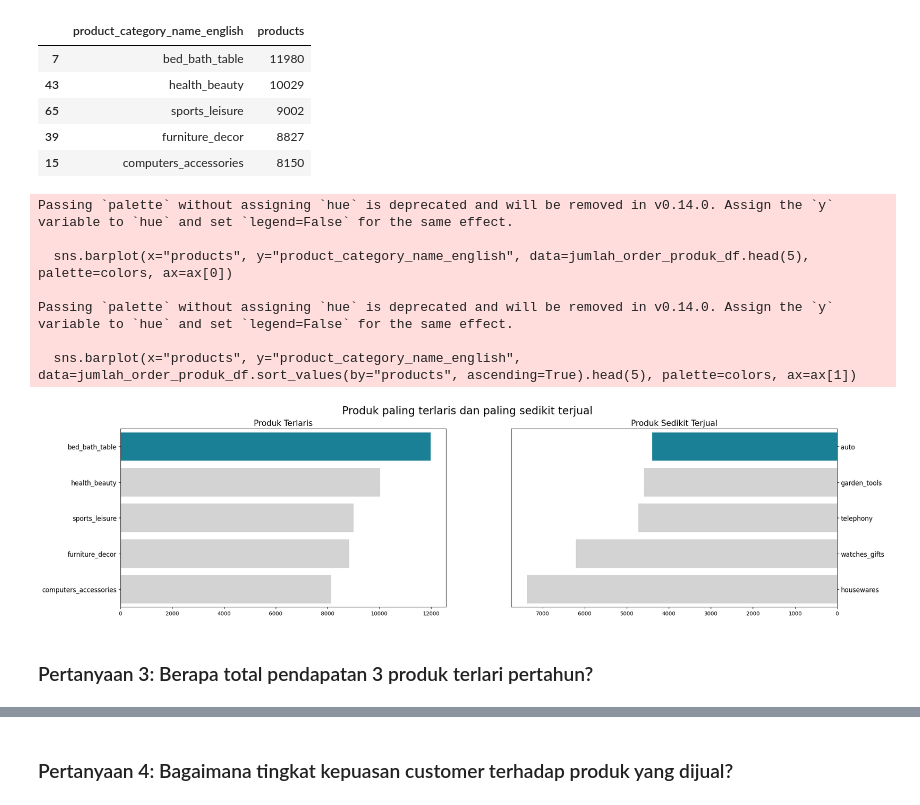
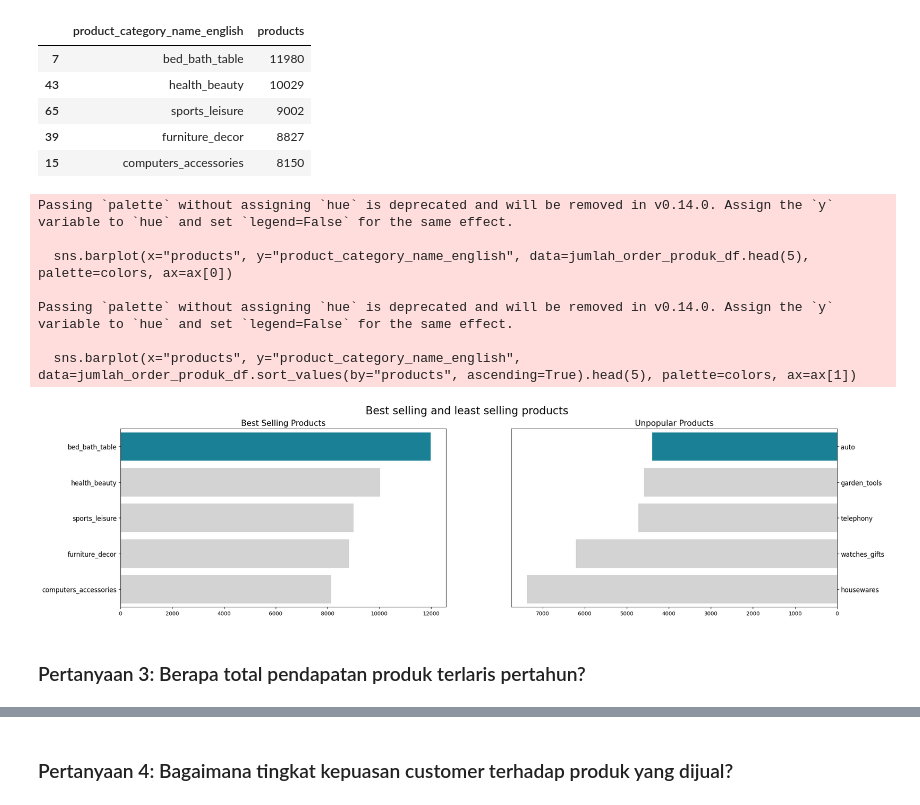
Before and after one commit to fahrimuda12/Proyek-Analisis-Data, a Jupyter notebook: notebook.ipynb, the cells around one changed output, grey strips where cells are left out. Cells and saved outputs as stored; diff of their text form; code cells hidden in the pictures.

```diff
--- a/notebook.ipynb
+++ b/notebook.ipynb
@@ -1214,5 +1208,6 @@ active_transaksi_df['month_year'] = active_transaksi_df['order_purchase_timestam
 # %%
-monthly_transactions = active_transaksi_df.groupby(['month_year', 'product_category_name_english']).size().reset_index(name='total_transactions')
+transaksi_df['month_year'] = transaksi_df['order_purchase_timestamp'].dt.to_period('M')
+monthly_transactions = transaksi_df.groupby(['month_year', 'product_category_name_english']).size().reset_index(name='total_transactions')
 monthly_transactions
 # %% [output]
 |  | month_year | product_category_name_english | total_transactions |
@@ -1334,33 +1329,33 @@ jumlah_order_produk_df.head()
 # %%
 fig, ax = plt.subplots(nrows=1, ncols=2, figsize=(24, 6))
 
 colors = ["#068DA9", "#D3D3D3", "#D3D3D3", "#D3D3D3", "#D3D3D3"]
 
 sns.barplot(x="products", y="product_category_name_english", data=jumlah_order_produk_df.head(5), palette=colors, ax=ax[0])
 ax[0].set_ylabel(None)
 ax[0].set_xlabel(None)
-ax[0].set_title("Produk Terlaris", loc="center", fontsize=15)
+ax[0].set_title("Best Selling Products", loc="center", fontsize=15)
 ax[0].tick_params(axis ='y', labelsize=12)
 
 sns.barplot(x="products", y="product_category_name_english", data=jumlah_order_produk_df.sort_values(by="products", ascending=True).head(5), palette=colors, ax=ax[1])
 ax[1].set_ylabel(None)
 ax[1].set_xlabel(None)
 ax[1].invert_xaxis()
 ax[1].yaxis.set_label_position("right")
 ax[1].yaxis.tick_right()
-ax[1].set_title("Produk Sedikit Terjual", loc="center", fontsize=15)
+ax[1].set_title("Unpopular Products", loc="center", fontsize=15)
 ax[1].tick_params(axis='y', labelsize=12)
 
-plt.suptitle("Produk paling terlaris dan paling sedikit terjual", fontsize=20)
+plt.suptitle("Best selling and least selling products", fontsize=20)
 plt.show()
 # %% [output]
 Passing `palette` without assigning `hue` is deprecated and will be removed in v0.14.0. Assign the `y` variable to `hue` and set `legend=False` for the same effect.
 
   sns.barplot(x="products", y="product_category_name_english", data=jumlah_order_produk_df.head(5), palette=colors, ax=ax[0])
 
 Passing `palette` without assigning `hue` is deprecated and will be removed in v0.14.0. Assign the `y` variable to `hue` and set `legend=False` for the same effect.
 
   sns.barplot(x="products", y="product_category_name_english", data=jumlah_order_produk_df.sort_values(by="products", ascending=True).head(5), palette=colors, ax=ax[1])
-[figure, old version]
+[figure, new version]
 # %% [markdown]
-### Pertanyaan 3: Berapa total pendapatan 3 produk terlari pertahun?
+### Pertanyaan 3: Berapa total pendapatan produk terlaris pertahun?
```
Also changed, not shown: parts of 18 cells of this notebook, 4 other files.
